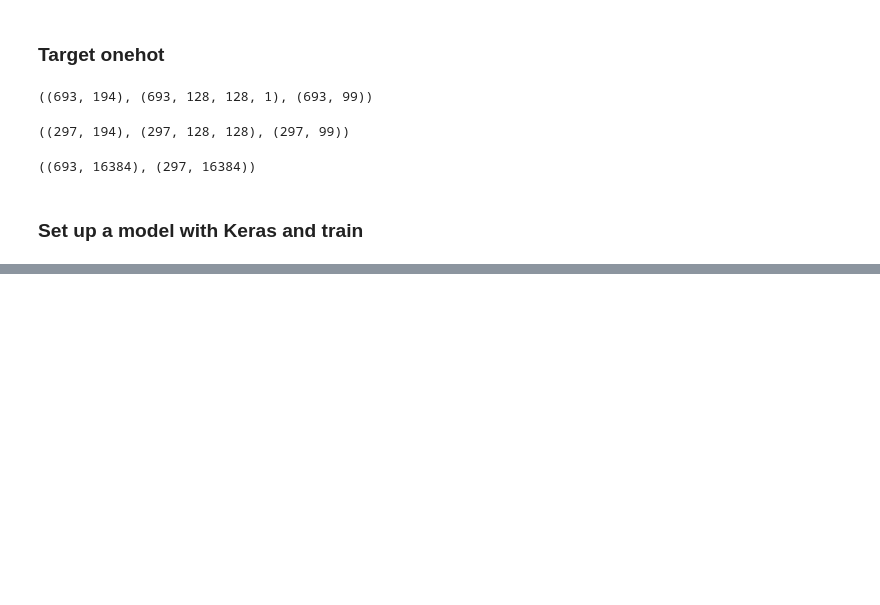
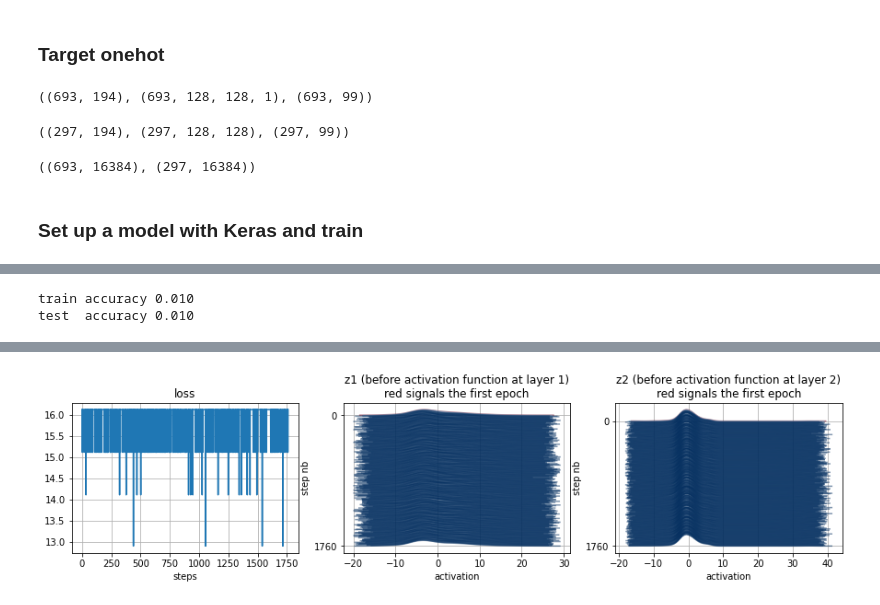
Before and after one commit to DaielChom/ann_leaf_classification, a Jupyter notebook: 06 - leaf classification with Images .ipynb, the cells around one changed output, grey strips where cells are left out. Drawn from its saved outputs; the diff is of its cells as text; code cells hidden in the pictures; blank space fills up the shorter version.

```diff
--- a/06 - leaf classification with Images .ipynb
+++ b/06 - leaf classification with Images .ipynb
@@ -198,0 +229,7 @@ NameError: name 'model1' is not defined
+# %%
+model.fit(x_trainif.astype(np.float32), np.eye(99)[y_train.astype(int)], epochs=40, batch_size=16)#x_train flatten and
+predict = lambda X: (model.predict(X)[:,0]>0.5).astype(int)
+print ("train accuracy %.3f"%model.score(x_trainif, y_train))
+print ("test  accuracy %.3f"%model.score(x_testif, y_test))
+model.plot_hist()
+# %% [output]
@@ -198,0 +238,2 @@ NameError: name 'model1' is not defined
+train accuracy 0.010
+test  accuracy 0.010
@@ -198,0 +242 @@ NameError: name 'model1' is not defined
+[figure, added]
```
Also changed, not shown: parts of 15 cells of this notebook.
